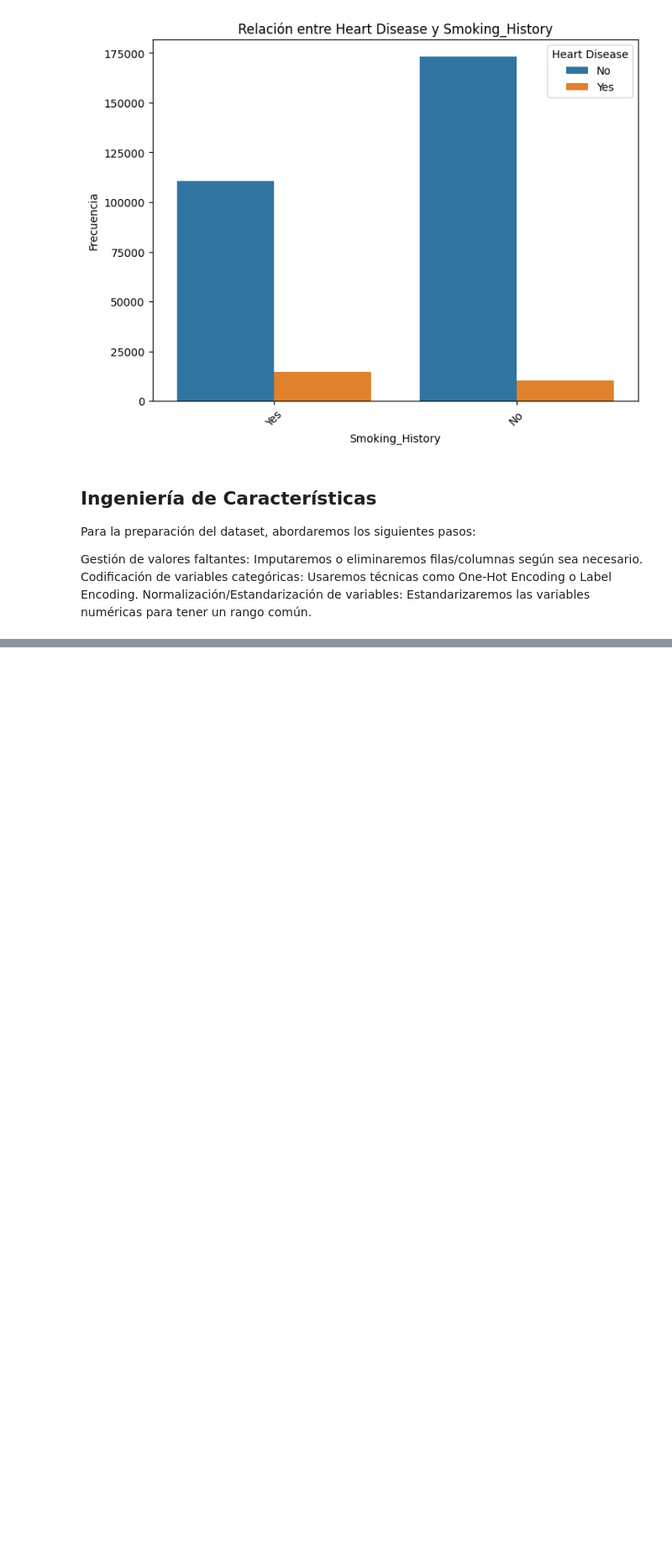
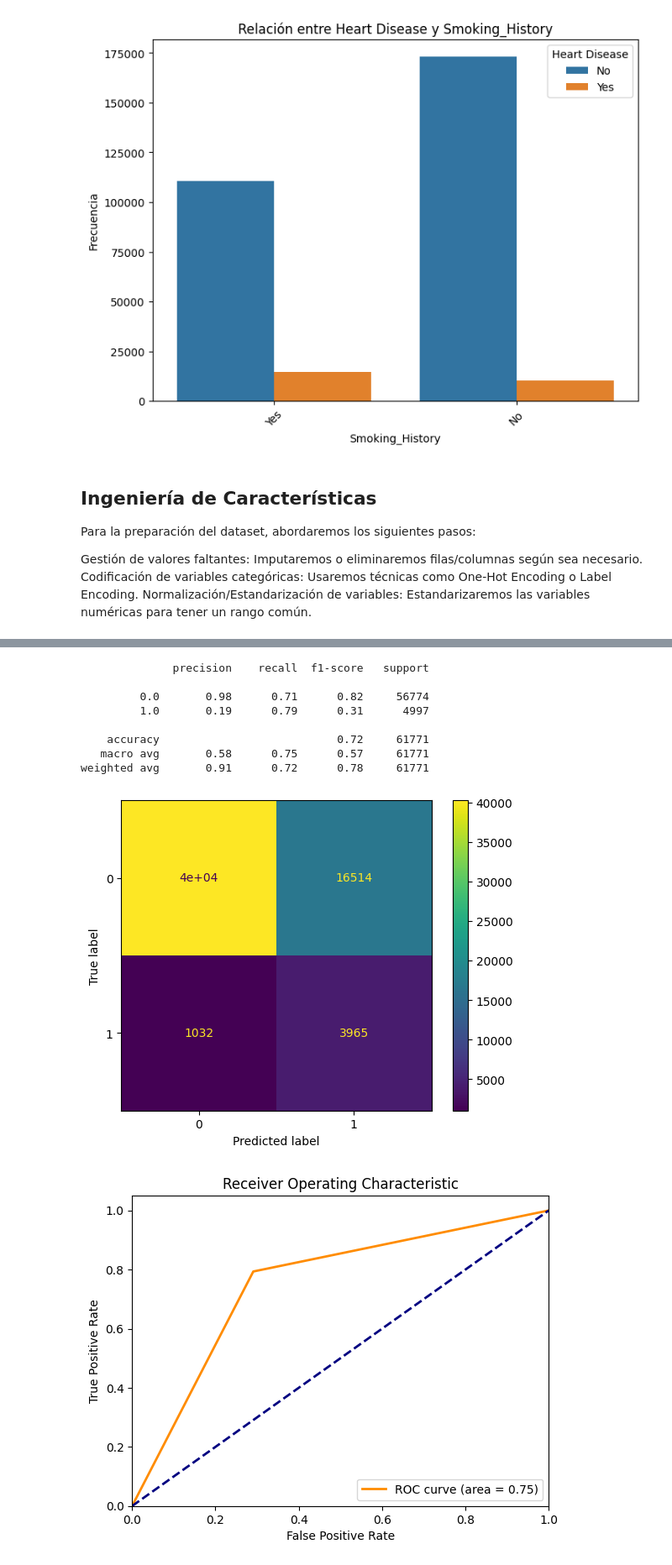
Before and after one commit to ClaraMirandaGarcia/analisisDatos, a Jupyter notebook: practica_alzheimer/practica_heart_disease.ipynb, the cells around one changed output, grey strips where cells are left out. Shown at 84% size. Drawn from its saved outputs; the diff is of its cells as text; code cells hidden in the pictures; blank space fills up the shorter version.

```diff
--- a/practica_alzheimer/practica_heart_disease.ipynb
+++ b/practica_alzheimer/practica_heart_disease.ipynb
@@ -318,16 +348,66 @@ plt.show()
+# %%
+# Define the pipeline
+resampling = SMOTE(sampling_strategy='minority')  # Estrategia de re-muestreo para la clase minoritaria
+tomek = TomekLinks(sampling_strategy='majority')  # Estrategia de submuestreo para la clase mayoritaria
+scaler = MinMaxScaler()
+
+# Usamos y_train para calcular el balance de clases para el parámetro scale_pos_weight
+scale_pos_weight = sum(y_train == 0) / sum(y_train == 1)  # Ajuste de pesos de clase debido al desequilibrio de clases
+
+model = XGBClassifier(scale_pos_weight=scale_pos_weight,
+                      eval_metric='logloss',  # Usar logloss para evaluar el rendimiento
+                      use_label_encoder=False)  # Para evitar mensajes de advertencia
+
+# Se debe usar ImbPipeline de imblearn para integrar SMOTE y TomekLinks correctamente
+pipeline = ImbPipeline([
+    ('MinMaxScale', scaler),
+    ('SMOTE', resampling),
+    ('TomekLinks', tomek),
+    ('Model', model)
+])
+# %%
+pipeline.fit(X_train, y_train)
+
+# Aplicar el pipeline: predicción
+y_pred = pipeline.predict(X_test)
+y_score = model.predict_proba(X_test)[:,1]
 # %%
+from sklearn.metrics import *
+# Print the classification report
+report = classification_report(y_test, y_pred)
+print(report)
+
+cm = confusion_matrix(y_test, y_pred, labels=model.classes_)
+disp = ConfusionMatrixDisplay(confusion_matrix=cm, display_labels=model.classes_)
+
+# Plot the confusion matrix
+disp.plot()
+plt.show()
+
+
 # Compute ROC curve and ROC area
 fpr_optimized, tpr_optimized, _ = roc_curve(y_test, y_pred)
 roc_auc_optimized = auc(fpr_optimized, tpr_optimized)
 
 # Plot ROC curve
 plt.figure()
 plt.plot(fpr_optimized, tpr_optimized, color='darkorange', lw=2, label='ROC curve (area = %0.2f)' % roc_auc_optimized)
 plt.plot([0, 1], [0, 1], color='navy', lw=2, linestyle='--')
 plt.xlim([0.0, 1.0])
 plt.ylim([0.0, 1.05])
 plt.xlabel('False Positive Rate')
 plt.ylabel('True Positive Rate')
 plt.title('Receiver Operating Characteristic')
 plt.legend(loc="lower right")
 plt.show()
+# %% [output]
+              precision    recall  f1-score   support
+
+         0.0       0.98      0.71      0.82     56774
+         1.0       0.19      0.79      0.31      4997
+
+    accuracy                           0.72     61771
+   macro avg       0.58      0.75      0.57     61771
+weighted avg       0.91      0.72      0.78     61771
+[figure, added]
+[figure, added]
```
Also changed, not shown: parts of 32 cells of this notebook.
